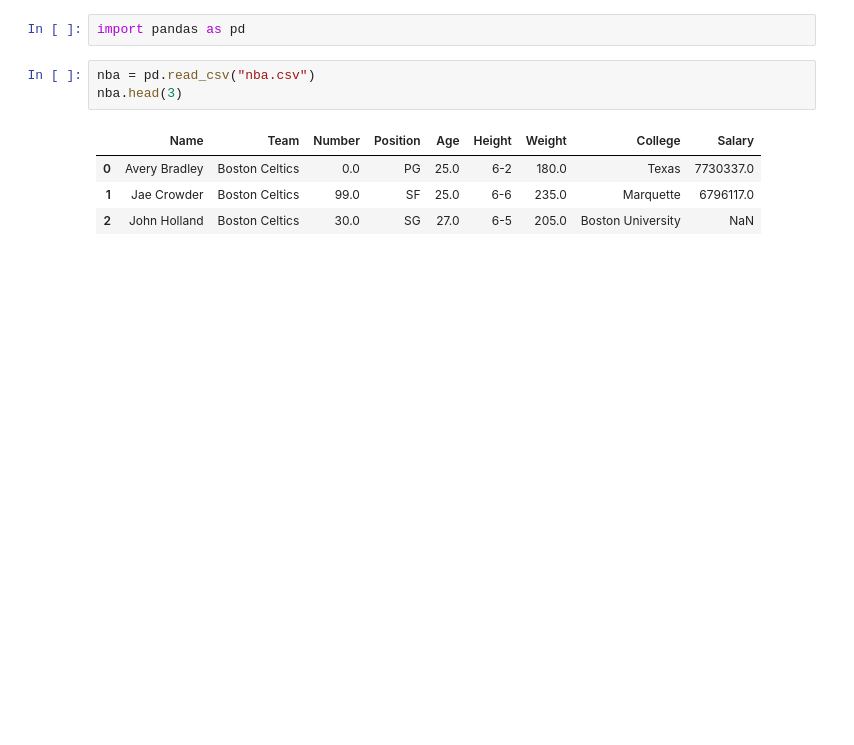
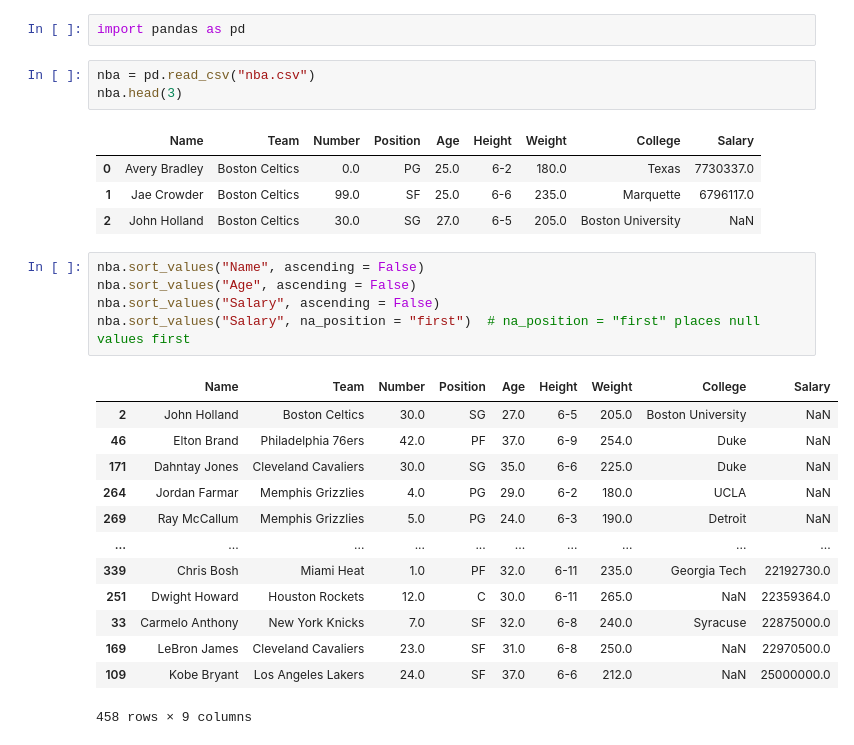
Before and after one commit to junclemente/tfs-pandas, a Jupyter notebook: DataFrames 1.5.ipynb, the cells around one changed output. Drawn from its saved outputs; the diff is of its cells as text; blank space fills up the shorter version.

```diff
--- a/DataFrames 1.5.ipynb
+++ b/DataFrames 1.5.ipynb
@@ -8,3 +8,22 @@ nba.head(3)
 | 0 | Avery Bradley | Boston Celtics | 0.0 | PG | 25.0 | 6-2 | 180.0 | Texas | 7730337.0 |
 | 1 | Jae Crowder | Boston Celtics | 99.0 | SF | 25.0 | 6-6 | 235.0 | Marquette | 6796117.0 |
 | 2 | John Holland | Boston Celtics | 30.0 | SG | 27.0 | 6-5 | 205.0 | Boston University | NaN |
+# %%
+nba.sort_values("Name", ascending = False)
+nba.sort_values("Age", ascending = False)
+nba.sort_values("Salary", ascending = False)
+nba.sort_values("Salary", na_position = "first")  # na_position = "first" places null values first
+# %% [output]
+|  | Name | Team | Number | Position | Age | Height | Weight | College | Salary |
+| 2 | John Holland | Boston Celtics | 30.0 | SG | 27.0 | 6-5 | 205.0 | Boston University | NaN |
+| 46 | Elton Brand | Philadelphia 76ers | 42.0 | PF | 37.0 | 6-9 | 254.0 | Duke | NaN |
+| 171 | Dahntay Jones | Cleveland Cavaliers | 30.0 | SG | 35.0 | 6-6 | 225.0 | Duke | NaN |
+| 264 | Jordan Farmar | Memphis Grizzlies | 4.0 | PG | 29.0 | 6-2 | 180.0 | UCLA | NaN |
+| 269 | Ray McCallum | Memphis Grizzlies | 5.0 | PG | 24.0 | 6-3 | 190.0 | Detroit | NaN |
+| ... | ... | ... | ... | ... | ... | ... | ... | ... | ... |
+| 339 | Chris Bosh | Miami Heat | 1.0 | PF | 32.0 | 6-11 | 235.0 | Georgia Tech | 22192730.0 |
+| 251 | Dwight Howard | Houston Rockets | 12.0 | C | 30.0 | 6-11 | 265.0 | NaN | 22359364.0 |
+| 33 | Carmelo Anthony | New York Knicks | 7.0 | SF | 32.0 | 6-8 | 240.0 | Syracuse | 22875000.0 |
+| 169 | LeBron James | Cleveland Cavaliers | 23.0 | SF | 31.0 | 6-8 | 250.0 | NaN | 22970500.0 |
+| 109 | Kobe Bryant | Los Angeles Lakers | 24.0 | SF | 37.0 | 6-6 | 212.0 | NaN | 25000000.0 |
+458 rows × 9 columns
```
Also changed, not shown: parts of 9 cells of this notebook.
